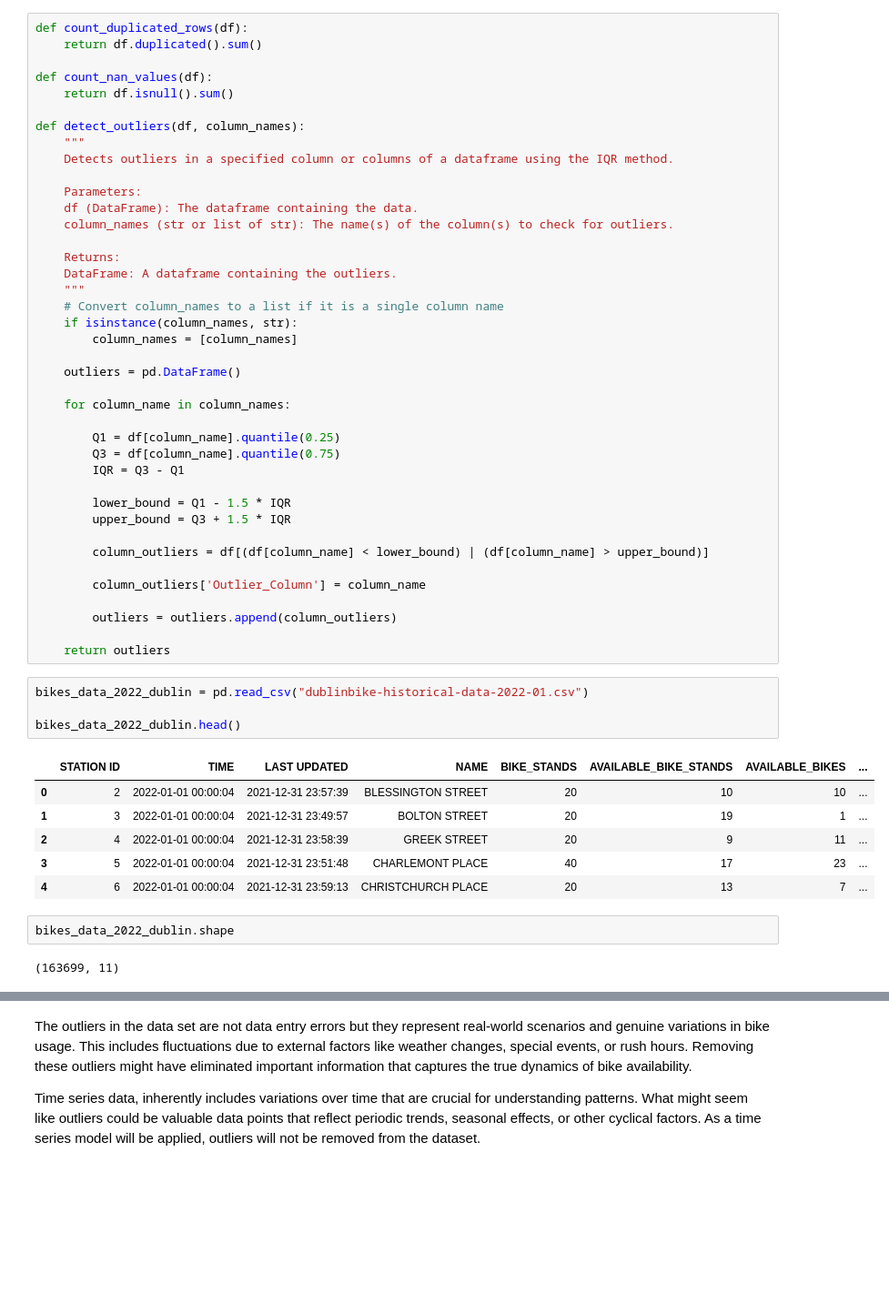
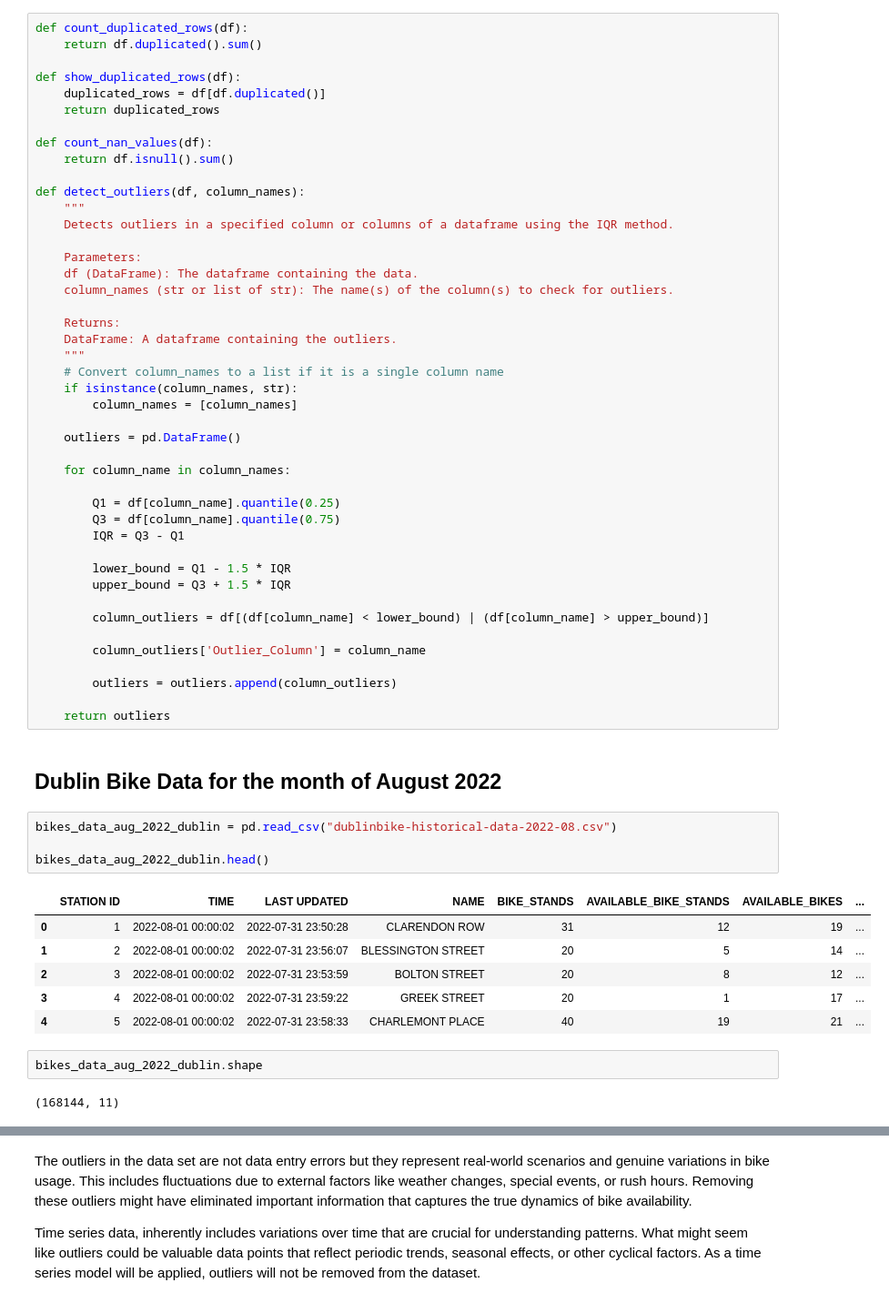
Before and after one commit to mkoleva0/DataAnalytics_CA2, a Jupyter notebook: EDA and Stats - bikedata.ipynb, the cells around one changed output, grey strips where cells are left out. Shown at 91% size. Saved outputs shown, nothing was run; the diff lists cells and outputs as text; blank space fills up the shorter version.

```diff
--- a/EDA and Stats - bikedata.ipynb
+++ b/EDA and Stats - bikedata.ipynb
@@ -15,6 +78,10 @@ warnings.filterwarnings('ignore')
 # %%
 def count_duplicated_rows(df):
     return df.duplicated().sum()
+
+def show_duplicated_rows(df):
+    duplicated_rows = df[df.duplicated()]
+    return duplicated_rows
 
 def count_nan_values(df):
     return df.isnull().sum()
@@ -52,19 +119,21 @@ def detect_outliers(df, column_names):
         outliers = outliers.append(column_outliers)
 
     return outliers
+# %% [markdown]
+## Dublin Bike Data for the month of August 2022
 # %%
-bikes_data_2022_dublin = pd.read_csv("dublinbike-historical-data-2022-01.csv")
+bikes_data_aug_2022_dublin = pd.read_csv("dublinbike-historical-data-2022-08.csv")
 
-bikes_data_2022_dublin.head()
+bikes_data_aug_2022_dublin.head()
 # %% [output]
 |  | STATION ID | TIME | LAST UPDATED | NAME | BIKE_STANDS | AVAILABLE_BIKE_STANDS | AVAILABLE_BIKES | ... |
-| 0 | 2 | 2022-01-01 00:00:04 | 2021-12-31 23:57:39 | BLESSINGTON STREET | 20 | 10 | 10 | ... |
-| 1 | 3 | 2022-01-01 00:00:04 | 2021-12-31 23:49:57 | BOLTON STREET | 20 | 19 | 1 | ... |
-| 2 | 4 | 2022-01-01 00:00:04 | 2021-12-31 23:58:39 | GREEK STREET | 20 | 9 | 11 | ... |
-| 3 | 5 | 2022-01-01 00:00:04 | 2021-12-31 23:51:48 | CHARLEMONT PLACE | 40 | 17 | 23 | ... |
-| 4 | 6 | 2022-01-01 00:00:04 | 2021-12-31 23:59:13 | CHRISTCHURCH PLACE | 20 | 13 | 7 | ... |
+| 0 | 1 | 2022-08-01 00:00:02 | 2022-07-31 23:50:28 | CLARENDON ROW | 31 | 12 | 19 | ... |
+| 1 | 2 | 2022-08-01 00:00:02 | 2022-07-31 23:56:07 | BLESSINGTON STREET | 20 | 5 | 14 | ... |
+| 2 | 3 | 2022-08-01 00:00:02 | 2022-07-31 23:53:59 | BOLTON STREET | 20 | 8 | 12 | ... |
+| 3 | 4 | 2022-08-01 00:00:02 | 2022-07-31 23:59:22 | GREEK STREET | 20 | 1 | 17 | ... |
+| 4 | 5 | 2022-08-01 00:00:02 | 2022-07-31 23:58:33 | CHARLEMONT PLACE | 40 | 19 | 21 | ... |
 # %%
-bikes_data_2022_dublin.shape
+bikes_data_aug_2022_dublin.shape
 # %% [output]
-(163699, 11)
+(168144, 11)
 # %%
```
Also changed, not shown: parts of 181 cells of this notebook.
